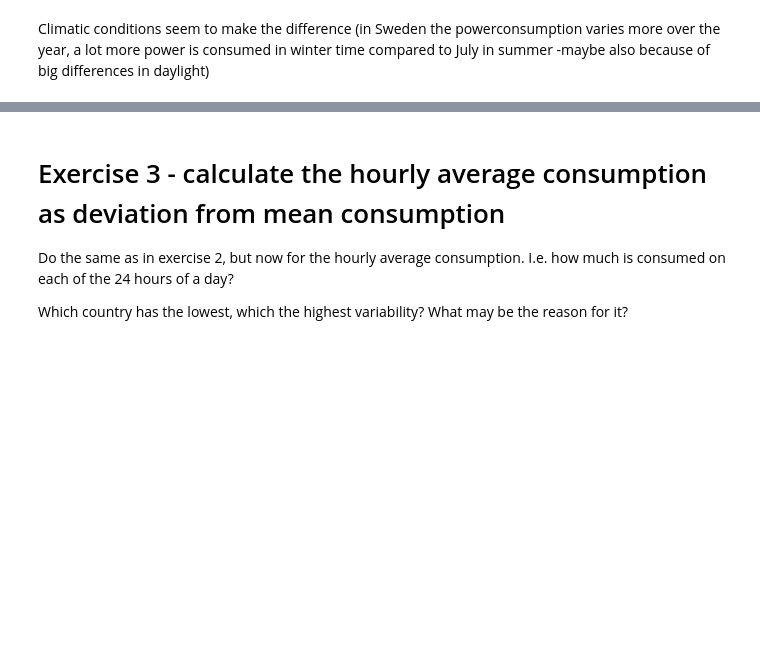
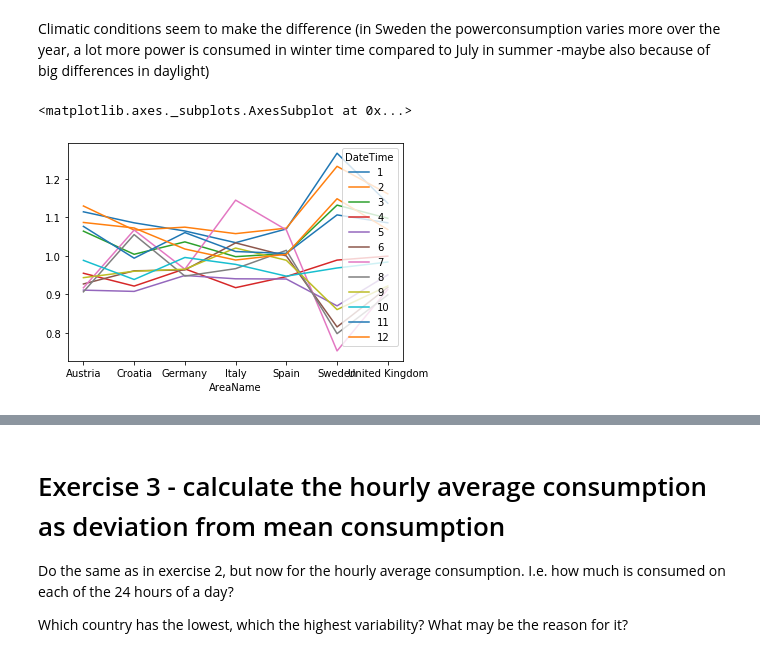
Before and after one commit to Bokubst/homework-scientific-computing, a Jupyter notebook: homework06-pandas/homework06.ipynb, the cells around one changed output, grey strips where cells are left out. Saved outputs shown, nothing was run; the diff lists cells and outputs as text; code cells hidden in the pictures; blank space fills up the shorter version.

```diff
--- a/homework06-pandas/homework06.ipynb
+++ b/homework06-pandas/homework06.ipynb
@@ -117,0 +120,8 @@ in Italy on Sundays the consumption in aspect to a weekday differs more than in
+# %%
+relevant_countrys = ["Austria", "Germany", "United Kingdom", "Spain", "Sweden", "Italy", "Croatia"]
+power_demand_relevant_countrys = power_demand[power_demand["AreaName"].isin(relevant_countrys)]
+power_demand_relevant_countrys_time_period = power_demand_relevant_countrys["2015-01-01" : "2019-12-31"]
+power_demand_relevant_countrys_weekday_mean = power_demand_relevant_countrys_time_period.groupby([power_demand_relevant_countrys_time_period.index.weekday, power_demand_relevant_countrys_time_period.AreaName]).mean()
+wednesday_sunday_means = power_demand_relevant_countrys_weekday_mean.loc[((2,6),),'TotalLoadValue']
+proportion_wednesday_sunday = ((power_demand_relevant_countrys_weekday_mean.loc[((2),),'TotalLoadValue']) / (power_demand_relevant_countrys_weekday_mean.loc[((6),),'TotalLoadValue']))
+highest_proportion = proportion_wednesday_sunday.idxmax(axis=0), proportion_wednesday_sunday.max(axis=0)
@@ -224,0 +242,13 @@ Climatic conditions seem to make the difference (in Sweden the powerconsumption
+# %%
+power_demand_relevant_countrys_monthly_mean = power_demand_relevant_countrys_time_period.groupby([power_demand_relevant_countrys_time_period.index.month, power_demand_relevant_countrys_time_period.AreaName]).mean()
+power_demand_relevant_countrys_mean_total = power_demand_relevant_countrys.groupby([power_demand_relevant_countrys.AreaName]).mean()
+proportions_monthly_to_total = power_demand_relevant_countrys_monthly_mean['TotalLoadValue']/power_demand_relevant_countrys_mean_total['TotalLoadValue']
+result = proportions_monthly_to_total.unstack(level=0)
+# %%
+result_0 = result.plot()
+result_0
+
+#pro Aschnitt auf der Längsachse ist ein anderer Staat mit seinen 12 Monaten
+# %% [output]
+<matplotlib.axes._subplots.AxesSubplot at 0x...>
+[figure, added]
```
Also changed, not shown: parts of 15 cells of this notebook, 1 other file.
